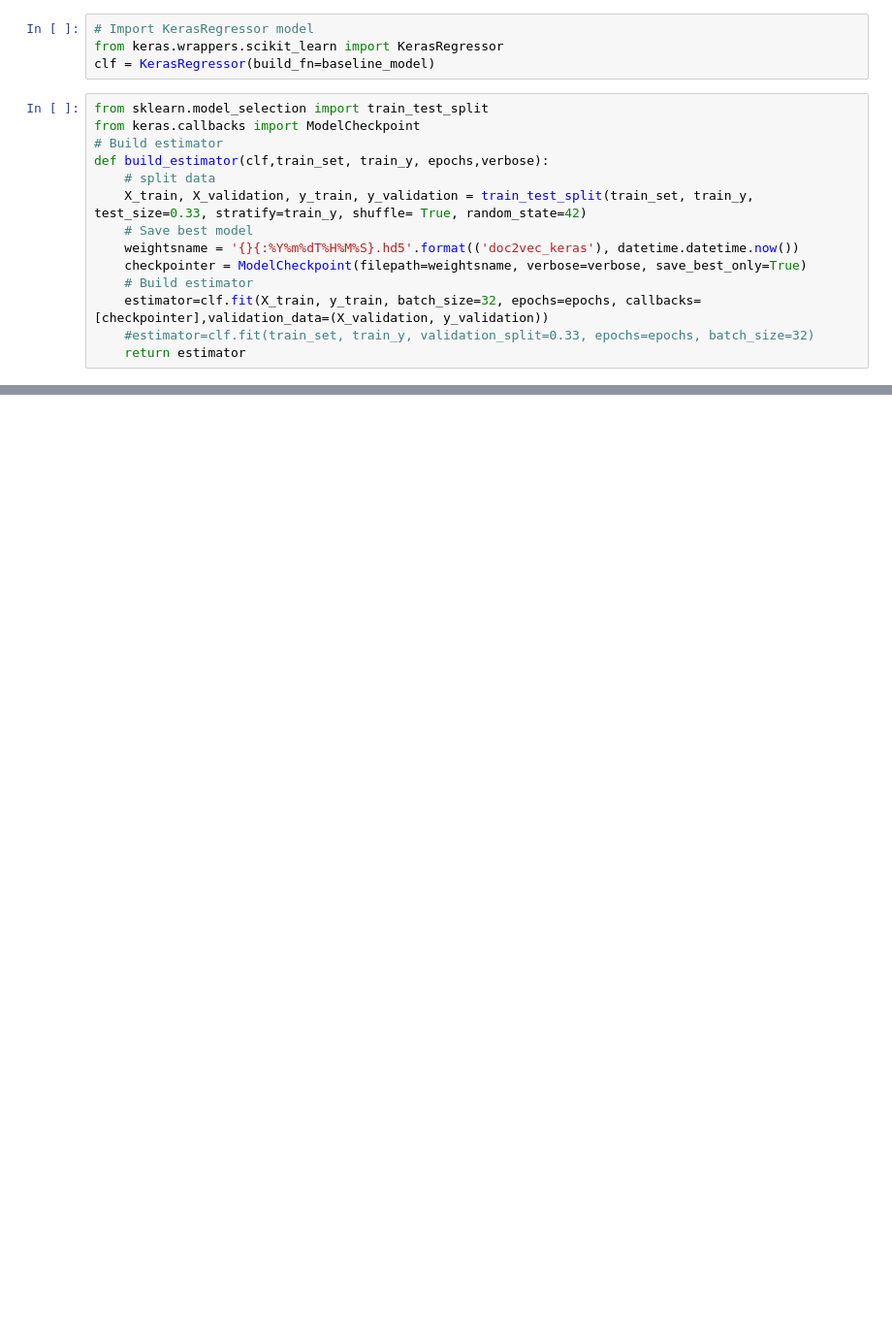
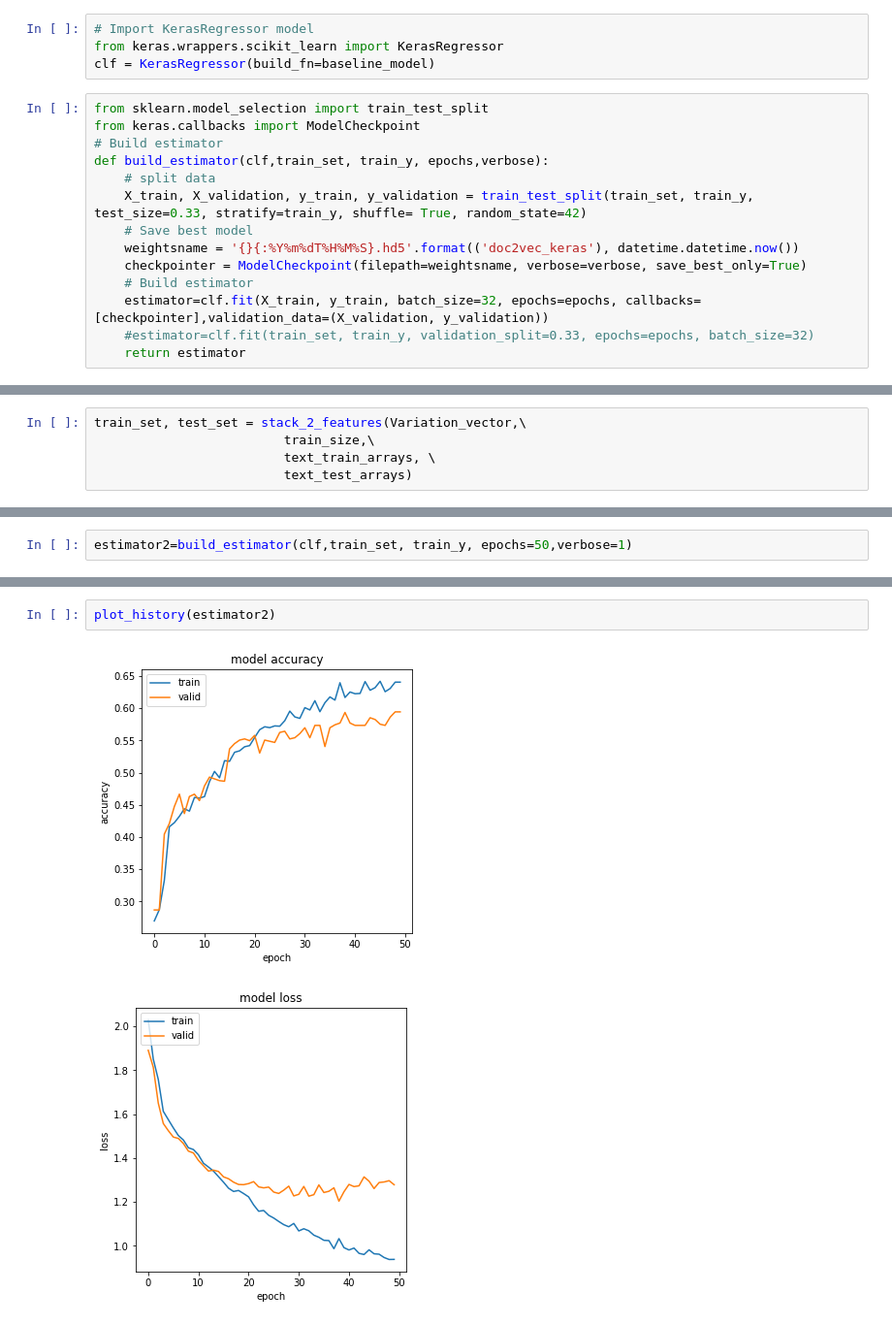
Before and after one commit to dujm/Health_PrecisionMedicine, a Jupyter notebook: notebooks/05Doc2Vec_Keras_Full_Data.ipynb, the cells around one changed output, grey strips where cells are left out. Shown at 97% size. Cells and saved outputs as stored; diff of their text form; blank space fills up the shorter version.

```diff
--- a/notebooks/05Doc2Vec_Keras_Full_Data.ipynb
+++ b/notebooks/05Doc2Vec_Keras_Full_Data.ipynb
@@ -330,0 +223,5 @@ plot_history(estimator1)
+# %%
+train_set, test_set = stack_2_features(Variation_vector,\
+                         train_size,\
+                         text_train_arrays, \
+                         text_test_arrays)
@@ -330,0 +238,2 @@ plot_history(estimator1)
+# %%
+estimator2=build_estimator(clf,train_set, train_y, epochs=50,verbose=1)
@@ -330,0 +268,5 @@ plot_history(estimator1)
+# %%
+plot_history(estimator2)
+# %% [output]
+[figure, added]
+[figure, added]
```
Also changed, not shown: parts of 48 cells of this notebook.
